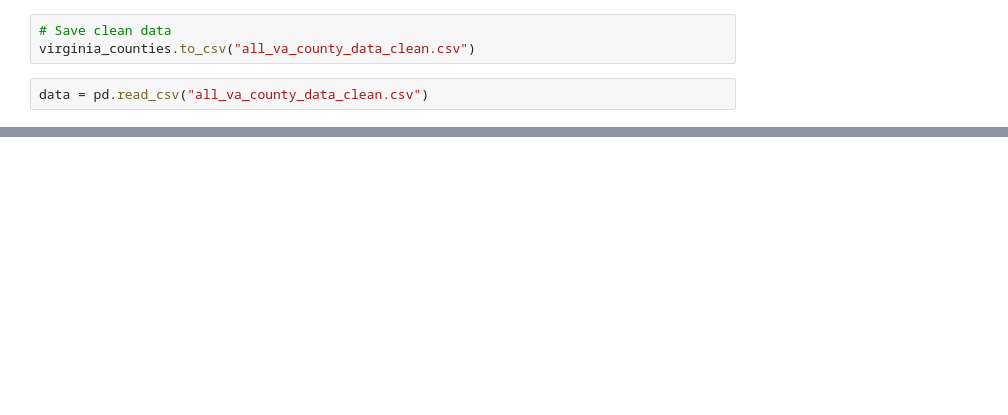
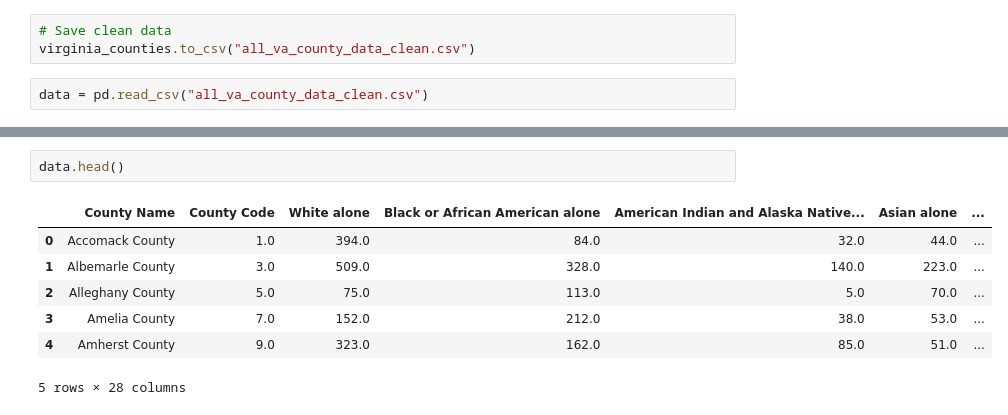
Before and after one commit to amolaka/Notable-Projects, a Jupyter notebook: cleaning_county_data.ipynb, the cells around one changed output, grey strips where cells are left out. Drawn from its saved outputs; the diff is of its cells as text; blank space fills up the shorter version.

```diff
--- a/cleaning_county_data.ipynb
+++ b/cleaning_county_data.ipynb
@@ -561,0 +637,10 @@ data = data['White alone', 'Black or African American alone', 'American Indian a
+# %%
+data.head()
+# %% [output]
+|  | County Name | County Code | White alone | Black or African American alone | American Indian and Alaska Native... | Asian alone | ... |
+| 0 | Accomack County | 1.0 | 394.0 | 84.0 | 32.0 | 44.0 | ... |
+| 1 | Albemarle County | 3.0 | 509.0 | 328.0 | 140.0 | 223.0 | ... |
+| 2 | Alleghany County | 5.0 | 75.0 | 113.0 | 5.0 | 70.0 | ... |
+| 3 | Amelia County | 7.0 | 152.0 | 212.0 | 38.0 | 53.0 | ... |
+| 4 | Amherst County | 9.0 | 323.0 | 162.0 | 85.0 | 51.0 | ... |
+5 rows × 28 columns
```
Also changed, not shown: parts of 11 cells of this notebook.
